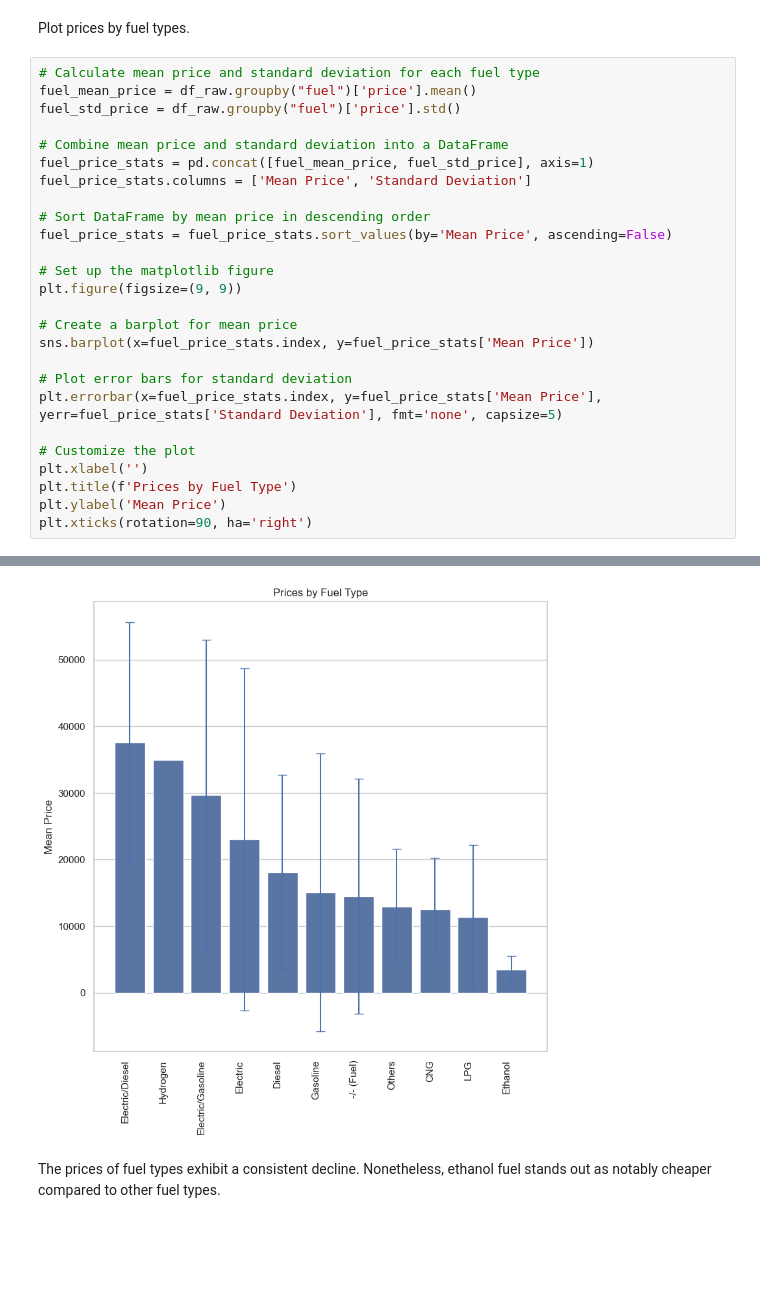
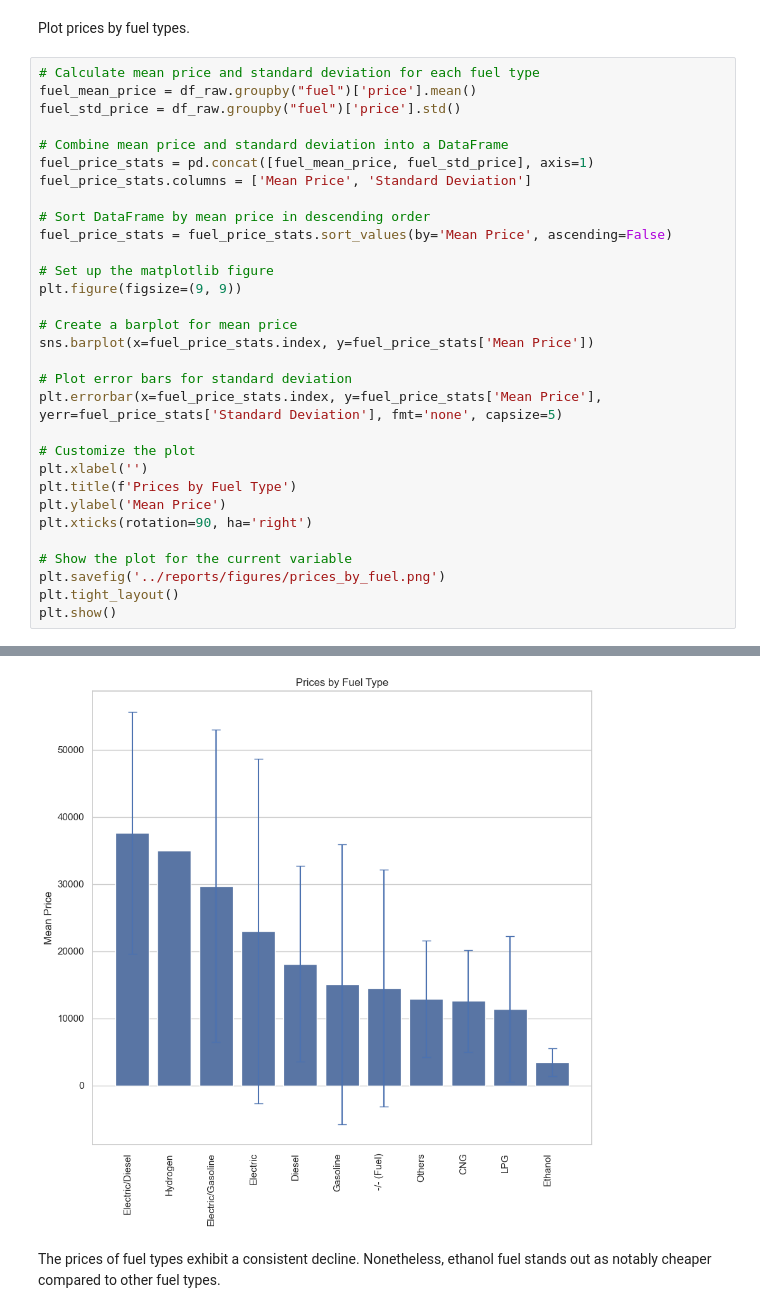
Before and after one commit to JAlbertOfficial/autoscout24-car-price-prediction, a Jupyter notebook: notebooks/1.0-ja-initial-data-exploration.ipynb, the cells around one changed output, grey strips where cells are left out. Cells and saved outputs as stored; diff of their text form; blank space fills up the shorter version.

```diff
--- a/notebooks/1.0-ja-initial-data-exploration.ipynb
+++ b/notebooks/1.0-ja-initial-data-exploration.ipynb
@@ -401,4 +377,9 @@ plt.xlabel('')
 plt.title(f'Prices by Fuel Type')
 plt.ylabel('Mean Price')
 plt.xticks(rotation=90, ha='right')
+
+# Show the plot for the current variable
+plt.savefig('../reports/figures/prices_by_fuel.png')
+plt.tight_layout()
+plt.show()
 # %% [output]
@@ -417,4 +386,4 @@ plt.xticks(rotation=90, ha='right')
-[figure, old version]
+[figure, new version]
 # %% [markdown]
 The prices of fuel types exhibit a consistent decline. Nonetheless, ethanol fuel stands out as notably cheaper compared to other fuel types.
 # %% [markdown]
```
Also changed, not shown: parts of 5 cells of this notebook, 5 other files.
